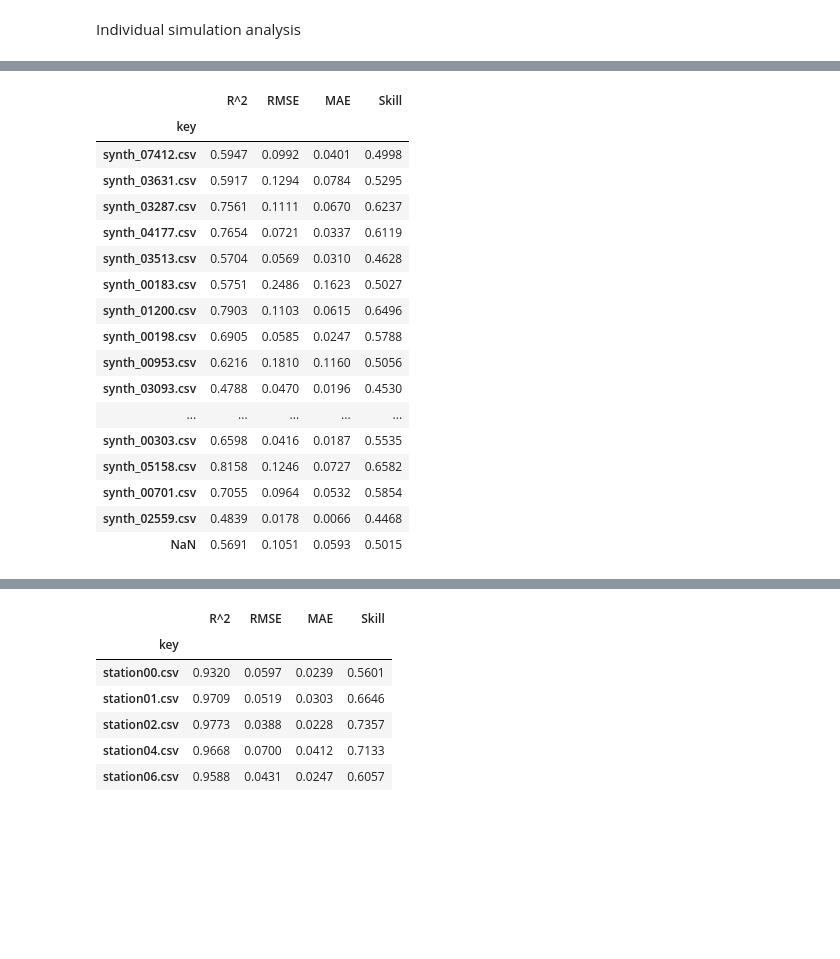
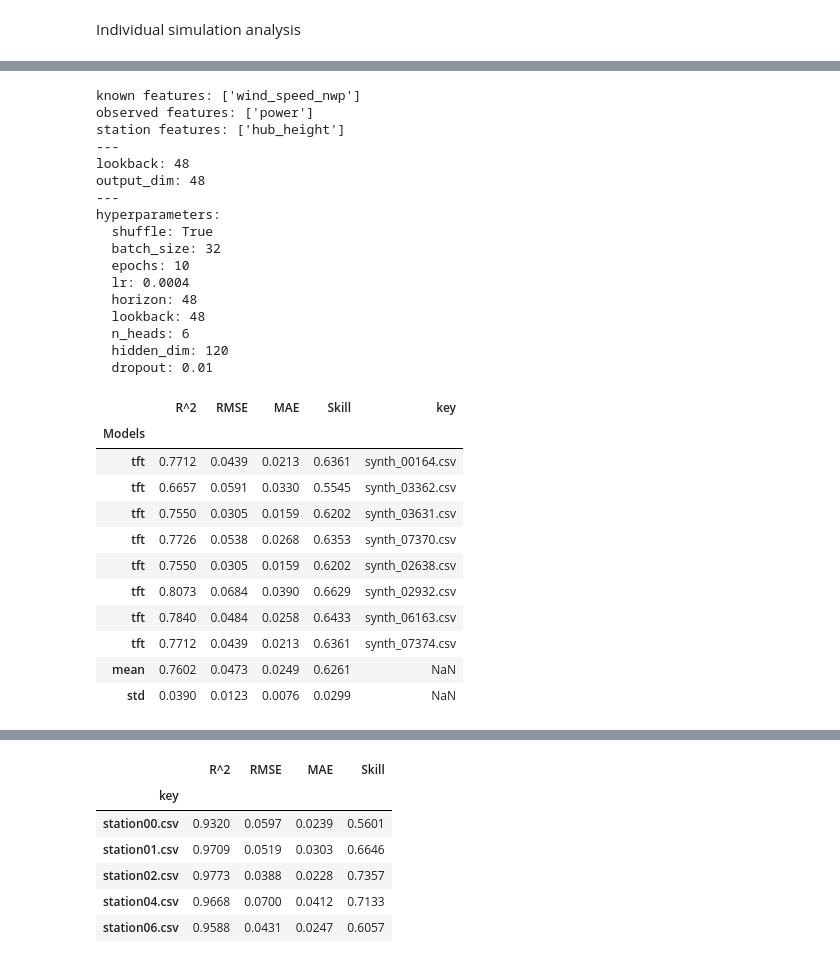
Before and after one commit to vikwal/forecasting_framework, a Jupyter notebook: evaluation.ipynb, the cells around one changed output, grey strips where cells are left out. Cells and saved outputs as stored; diff of their text form; code cells hidden in the pictures; blank space fills up the shorter version.

Commit message:
new tft model (with standard multiheadattention)

```diff
--- a/evaluation.ipynb
+++ b/evaluation.ipynb
@@ -7,7 +7,7 @@ import pandas as pd
 import matplotlib.pyplot as plt
 from collections import defaultdict
 # %%
-data = 'wind_hourly_age'
+data = 'wind_hourly_age_20251103'
 
 results_dir = os.path.join('results', data)
 result_files = os.listdir(results_dir)
@@ -108,30 +137,57 @@ fontsize = 12
 # %%
-cl_sim = cl_sims[1]
+cl_sim = cl_sims[13]
 fl_sim = None#fl_sims[0]
 # %%
 cl_results = read_sim(results_dir, cl_sim)
 fl_results = read_sim(results_dir, fl_sim)
+# %%
+params = cl_results['config']['params']
+model_params = cl_results['config']['model']
+hyperparameters = cl_results['hyperparameters']
+
+print(f'known features: {params["known_features"]}')
+print(f'observed features: {params["observed_features"]}')
+print(f'station features: {params["static_features"]}')
+print('---')
+print(f'lookback: {model_params["lookback"]}')
+print(f'output_dim: {model_params["output_dim"]}')
+print('---')
+print('hyperparameters:')
+for params in hyperparameters.items():
+    print(f'  {params[0]}: {params[1]}')
+# %% [output]
+known features: ['wind_speed_nwp']
+observed features: ['power']
+station features: ['hub_height']
+---
+lookback: 48
+output_dim: 48
+---
+hyperparameters:
+  shuffle: True
+  batch_size: 32
+  epochs: 10
+  lr: 0.0004
+  horizon: 48
+  lookback: 48
+  n_heads: 6
+  hidden_dim: 120
+  dropout: 0.01
 # %%
-cl_results['evaluation'][['R^2', 'RMSE', 'MAE', 'Skill', 'key']].round(4).set_index('key')
+cl_results['evaluation'][['R^2', 'RMSE', 'MAE', 'Skill', 'key']].round(4)
 # %% [output]
-|  | R^2 | RMSE | MAE | Skill |
-| key |  |  |  |  |
-| synth_07412.csv | 0.5947 | 0.0992 | 0.0401 | 0.4998 |
-| synth_03631.csv | 0.5917 | 0.1294 | 0.0784 | 0.5295 |
-| synth_03287.csv | 0.7561 | 0.1111 | 0.0670 | 0.6237 |
-| synth_04177.csv | 0.7654 | 0.0721 | 0.0337 | 0.6119 |
-| synth_03513.csv | 0.5704 | 0.0569 | 0.0310 | 0.4628 |
-| synth_00183.csv | 0.5751 | 0.2486 | 0.1623 | 0.5027 |
-| synth_01200.csv | 0.7903 | 0.1103 | 0.0615 | 0.6496 |
-| synth_00198.csv | 0.6905 | 0.0585 | 0.0247 | 0.5788 |
-| synth_00953.csv | 0.6216 | 0.1810 | 0.1160 | 0.5056 |
-| synth_03093.csv | 0.4788 | 0.0470 | 0.0196 | 0.4530 |
-| ... | ... | ... | ... | ... |
-| synth_00303.csv | 0.6598 | 0.0416 | 0.0187 | 0.5535 |
-| synth_05158.csv | 0.8158 | 0.1246 | 0.0727 | 0.6582 |
-| synth_00701.csv | 0.7055 | 0.0964 | 0.0532 | 0.5854 |
-| synth_02559.csv | 0.4839 | 0.0178 | 0.0066 | 0.4468 |
-| NaN | 0.5691 | 0.1051 | 0.0593 | 0.5015 |
+|  | R^2 | RMSE | MAE | Skill | key |
+| Models |  |  |  |  |  |
+| tft | 0.7712 | 0.0439 | 0.0213 | 0.6361 | synth_00164.csv |
+| tft | 0.6657 | 0.0591 | 0.0330 | 0.5545 | synth_03362.csv |
+| tft | 0.7550 | 0.0305 | 0.0159 | 0.6202 | synth_03631.csv |
+| tft | 0.7726 | 0.0538 | 0.0268 | 0.6353 | synth_07370.csv |
+| tft | 0.7550 | 0.0305 | 0.0159 | 0.6202 | synth_02638.csv |
+| tft | 0.8073 | 0.0684 | 0.0390 | 0.6629 | synth_02932.csv |
+| tft | 0.7840 | 0.0484 | 0.0258 | 0.6433 | synth_06163.csv |
+| tft | 0.7712 | 0.0439 | 0.0213 | 0.6361 | synth_07374.csv |
+| mean | 0.7602 | 0.0473 | 0.0249 | 0.6261 | NaN |
+| std | 0.0390 | 0.0123 | 0.0076 | 0.0299 | NaN |
 # %%
 fig = plt.figure(figsize=(10, 5))
 
```
Also changed, not shown: parts of 3 cells of this notebook, 12 other files.
